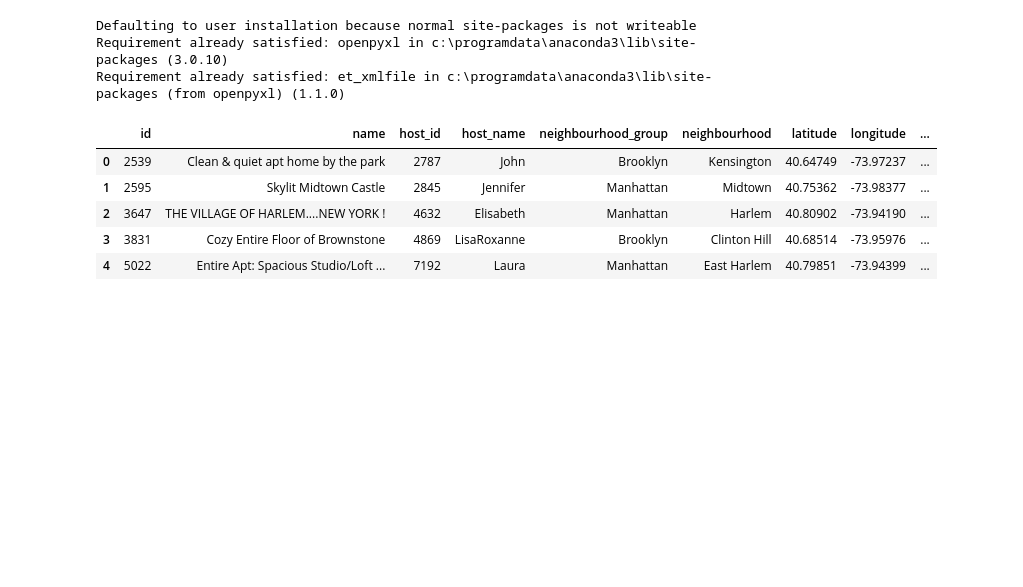
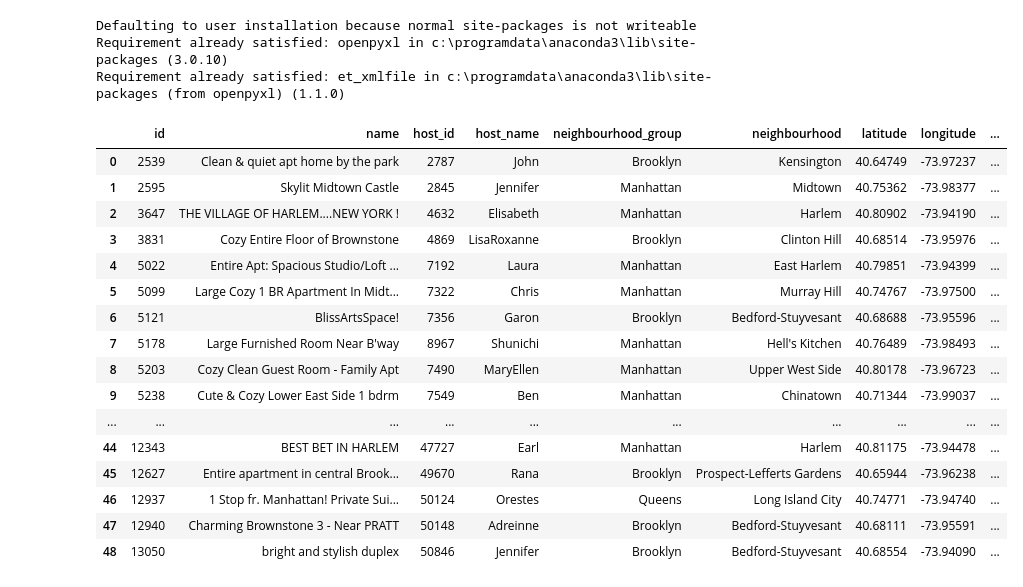
Before and after one commit to gihAzevedo/SantanderCoders, a Jupyter notebook: Tratamento_Dados.ipynb, the cells around one changed output. Cells and saved outputs as stored; diff of their text form; code cells hidden in the pictures; blank space fills up the shorter version.

```diff
--- a/Tratamento_Dados.ipynb
+++ b/Tratamento_Dados.ipynb
@@ -7,13 +7,24 @@ Defaulting to user installation because normal site-packages is not writeable
 Requirement already satisfied: openpyxl in c:\programdata\anaconda3\lib\site-packages (3.0.10)
 Requirement already satisfied: et_xmlfile in c:\programdata\anaconda3\lib\site-packages (from openpyxl) (1.1.0)
 # %%
-df = pd.read_csv('AB_NYC_2019.csv')
+df = pd.read_excel('airbnb.xlsx')
 # %%
-df.head()
+df
 # %% [output]
 |  | id | name | host_id | host_name | neighbourhood_group | neighbourhood | latitude | longitude | ... |
 | 0 | 2539 | Clean & quiet apt home by the park | 2787 | John | Brooklyn | Kensington | 40.64749 | -73.97237 | ... |
 | 1 | 2595 | Skylit Midtown Castle | 2845 | Jennifer | Manhattan | Midtown | 40.75362 | -73.98377 | ... |
 | 2 | 3647 | THE VILLAGE OF HARLEM....NEW YORK ! | 4632 | Elisabeth | Manhattan | Harlem | 40.80902 | -73.94190 | ... |
 | 3 | 3831 | Cozy Entire Floor of Brownstone | 4869 | LisaRoxanne | Brooklyn | Clinton Hill | 40.68514 | -73.95976 | ... |
 | 4 | 5022 | Entire Apt: Spacious Studio/Loft ... | 7192 | Laura | Manhattan | East Harlem | 40.79851 | -73.94399 | ... |
+| 5 | 5099 | Large Cozy 1 BR Apartment In Midt... | 7322 | Chris | Manhattan | Murray Hill | 40.74767 | -73.97500 | ... |
+| 6 | 5121 | BlissArtsSpace! | 7356 | Garon | Brooklyn | Bedford-Stuyvesant | 40.68688 | -73.95596 | ... |
+| 7 | 5178 | Large Furnished Room Near B'way | 8967 | Shunichi | Manhattan | Hell's Kitchen | 40.76489 | -73.98493 | ... |
+| 8 | 5203 | Cozy Clean Guest Room - Family Apt | 7490 | MaryEllen | Manhattan | Upper West Side | 40.80178 | -73.96723 | ... |
+| 9 | 5238 | Cute & Cozy Lower East Side 1 bdrm | 7549 | Ben | Manhattan | Chinatown | 40.71344 | -73.99037 | ... |
+| ... | ... | ... | ... | ... | ... | ... | ... | ... | ... |
+| 44 | 12343 | BEST BET IN HARLEM | 47727 | Earl | Manhattan | Harlem | 40.81175 | -73.94478 | ... |
+| 45 | 12627 | Entire apartment in central Brook... | 49670 | Rana | Brooklyn | Prospect-Lefferts Gardens | 40.65944 | -73.96238 | ... |
+| 46 | 12937 | 1 Stop fr. Manhattan! Private Sui... | 50124 | Orestes | Queens | Long Island City | 40.74771 | -73.94740 | ... |
+| 47 | 12940 | Charming Brownstone 3 - Near PRATT | 50148 | Adreinne | Brooklyn | Bedford-Stuyvesant | 40.68111 | -73.95591 | ... |
+| 48 | 13050 | bright and stylish duplex | 50846 | Jennifer | Brooklyn | Bedford-Stuyvesant | 40.68554 | -73.94090 | ... |
```
Also changed, not shown: parts of 6 cells of this notebook, 4 other files.
